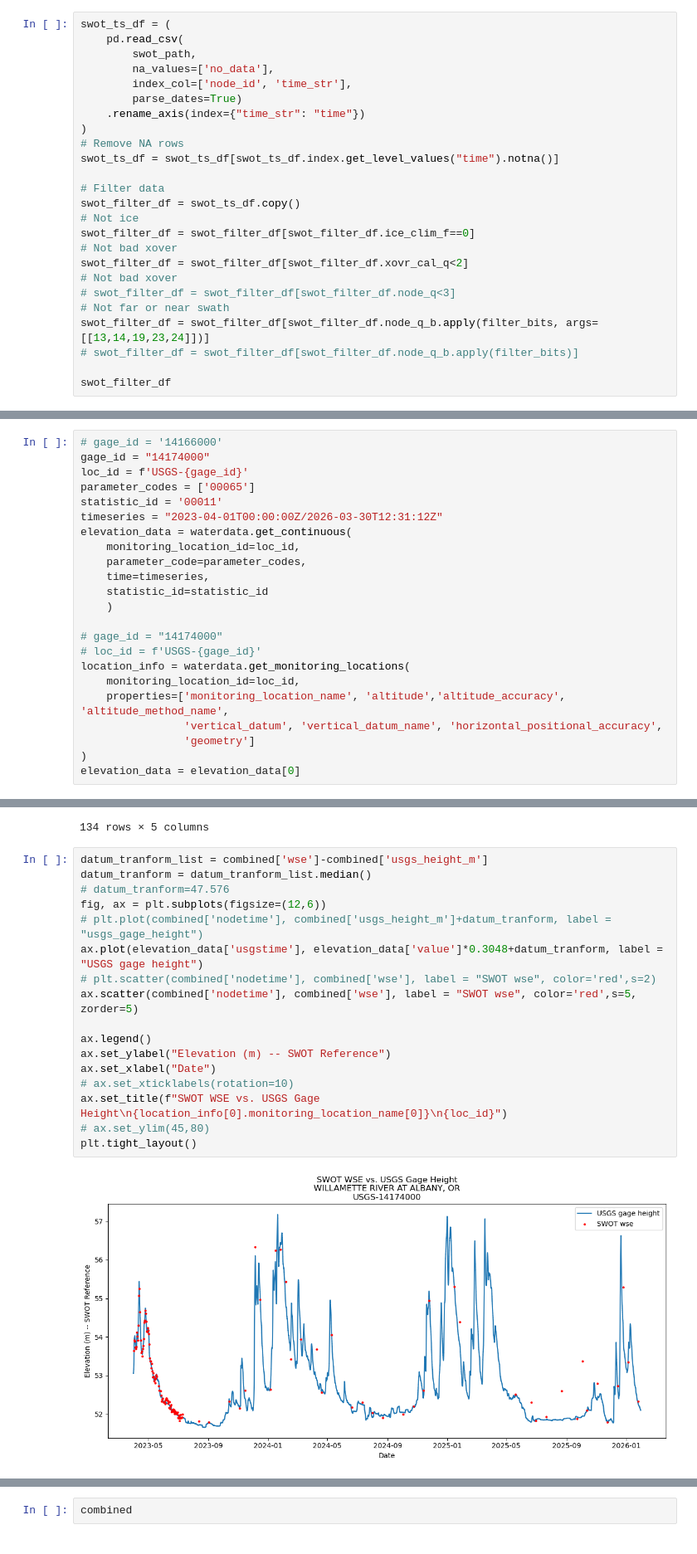
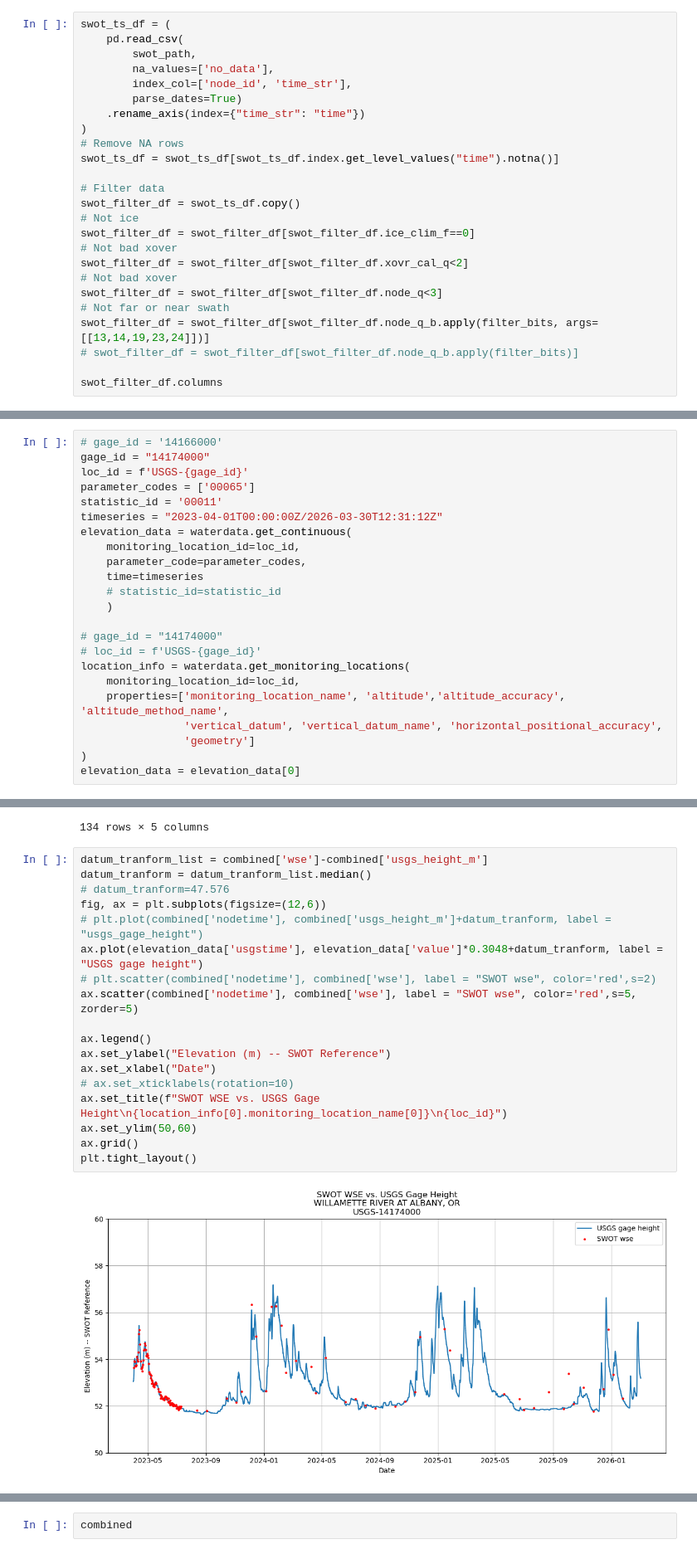
Before and after one commit to msabincolorado/swot-precip-validation, a Jupyter notebook: notebooks/precip_rate_validation.ipynb, the cells around one changed output, grey strips where cells are left out. Shown at 83% size. Saved outputs shown, nothing was run; the diff lists cells and outputs as text.

```diff
--- a/notebooks/precip_rate_validation.ipynb
+++ b/notebooks/precip_rate_validation.ipynb
@@ -75,10 +75,10 @@ swot_filter_df = swot_filter_df[swot_filter_df.ice_clim_f==0]
 # Not bad xover
 swot_filter_df = swot_filter_df[swot_filter_df.xovr_cal_q<2]
 # Not bad xover
-# swot_filter_df = swot_filter_df[swot_filter_df.node_q<3]
+swot_filter_df = swot_filter_df[swot_filter_df.node_q<3]
 # Not far or near swath
 swot_filter_df = swot_filter_df[swot_filter_df.node_q_b.apply(filter_bits, args=[[13,14,19,23,24]])]
 # swot_filter_df = swot_filter_df[swot_filter_df.node_q_b.apply(filter_bits)]
 
-swot_filter_df
+swot_filter_df.columns
 # %% [output]
@@ -309,8 +329,8 @@ timeseries = "2023-04-01T00:00:00Z/2026-03-30T12:31:12Z"
 elevation_data = waterdata.get_continuous(
     monitoring_location_id=loc_id,
     parameter_code=parameter_codes,
-    time=timeseries,
-    statistic_id=statistic_id
+    time=timeseries
+    # statistic_id=statistic_id
     )
 
 # gage_id = "14174000"
@@ -392,19 +424,20 @@ closest_node_data
 # %%
 datum_tranform_list = combined['wse']-combined['usgs_height_m']
 datum_tranform = datum_tranform_list.median()
 # datum_tranform=47.576
 fig, ax = plt.subplots(figsize=(12,6))
 # plt.plot(combined['nodetime'], combined['usgs_height_m']+datum_tranform, label = "usgs_gage_height")
 ax.plot(elevation_data['usgstime'], elevation_data['value']*0.3048+datum_tranform, label = "USGS gage height")
 # plt.scatter(combined['nodetime'], combined['wse'], label = "SWOT wse", color='red',s=2)
 ax.scatter(combined['nodetime'], combined['wse'], label = "SWOT wse", color='red',s=5, zorder=5)
 
 ax.legend()
 ax.set_ylabel("Elevation (m) -- SWOT Reference")
 ax.set_xlabel("Date")
 # ax.set_xticklabels(rotation=10)
 ax.set_title(f"SWOT WSE vs. USGS Gage Height\n{location_info[0].monitoring_location_name[0]}\n{loc_id}")
-# ax.set_ylim(45,80)
+ax.set_ylim(50,60)
+ax.grid()
 plt.tight_layout()
 # %% [output]
-[figure, old version]
+[figure, new version]
```
Also changed, not shown: parts of 16 cells of this notebook, 3 other files.
